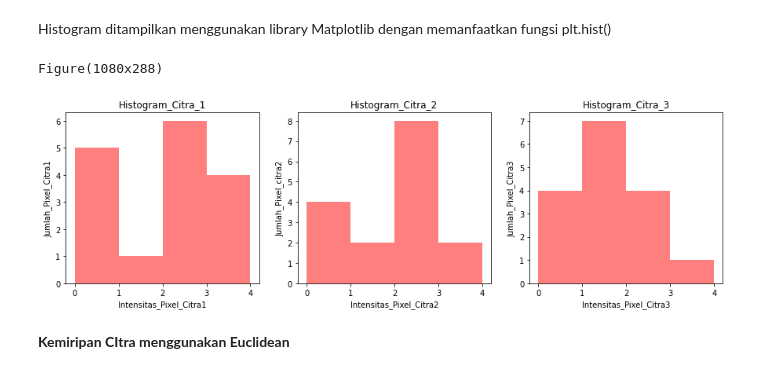
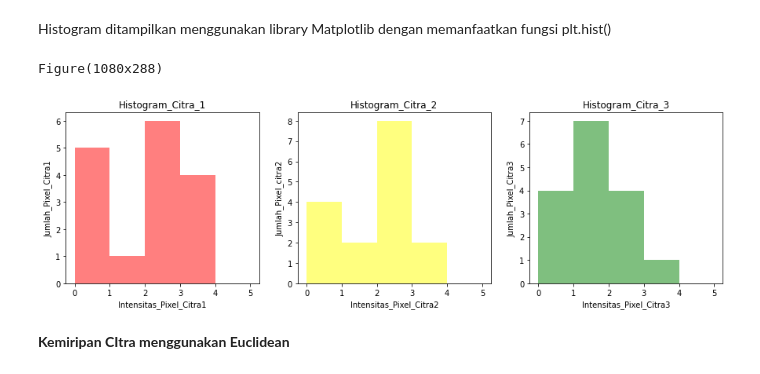
Before and after one commit to 11SyamSM/amikom, a Jupyter notebook: DS_kelompok2_visualisasi.ipynb, the cells around one changed output. Drawn from its saved outputs; the diff is of its cells as text; code cells hidden in the pictures.

```diff
--- a/DS_kelompok2_visualisasi.ipynb
+++ b/DS_kelompok2_visualisasi.ipynb
@@ -168,34 +168,34 @@ Histogram ditampilkan menggunakan library Matplotlib dengan memanfaatkan fungsi
 # %%
 # mengkonversikan citra menjadi array numpy
 citra1 = np.array([[3, 2, 0, 3], [1, 2, 2, 0], [0, 2, 0, 0], [2, 3, 2, 3]])
 citra2 = np.array([[2, 2, 0, 3], [2, 2, 2, 0], [2, 1, 0, 0], [2, 1, 2, 3]])
 citra3 = np.array([[1, 2, 0, 2], [1, 1, 2, 0], [0, 1, 1, 0], [2, 3, 1, 1]])
 
 # MENGGAMBARKAN histogram citra
 fig = plt.figure(figsize=(15, 4))
 
 fig.add_subplot(1, 3, 1);
-plt.hist(citra1.ravel(), bins=range(5), color='red', alpha=0.5)
+plt.hist(citra1.ravel(), bins=range(6), color='red', alpha=0.5)
 plt.title("Histogram_Citra_1")
 plt.xlabel('Intensitas_Pixel_Citra1')
 plt.ylabel('Jumlah_Pixel_Citra1')
 
 fig.add_subplot(1, 3, 2);
-plt.hist(citra2.ravel(), bins=range(5), color='red', alpha=0.5)
+plt.hist(citra2.ravel(), bins=range(6), color='yellow', alpha=0.5)
 plt.title("Histogram_Citra_2")
 plt.xlabel('Intensitas_Pixel_Citra2')
 plt.ylabel('Jumlah_Pixel_citra2')
 
 fig.add_subplot(1, 3, 3);
-plt.hist(citra3.ravel(), bins=range(5), color='red', alpha=0.5)
+plt.hist(citra3.ravel(), bins=range(6), color='green', alpha=0.5)
 plt.title("Histogram_Citra_3")
 plt.xlabel('Intensitas_Pixel_Citra3')
 plt.ylabel('Jumlah_Pixel_Citra3')
 
 print(fig)
 # %% [output]
 Figure(1080x288)
-[figure, old version]
+[figure, new version]
 # %% [markdown]
 **Kemiripan CItra menggunakan Euclidean**
 # %% [markdown]
```
Also changed, not shown: parts of 1 cell of this notebook.
